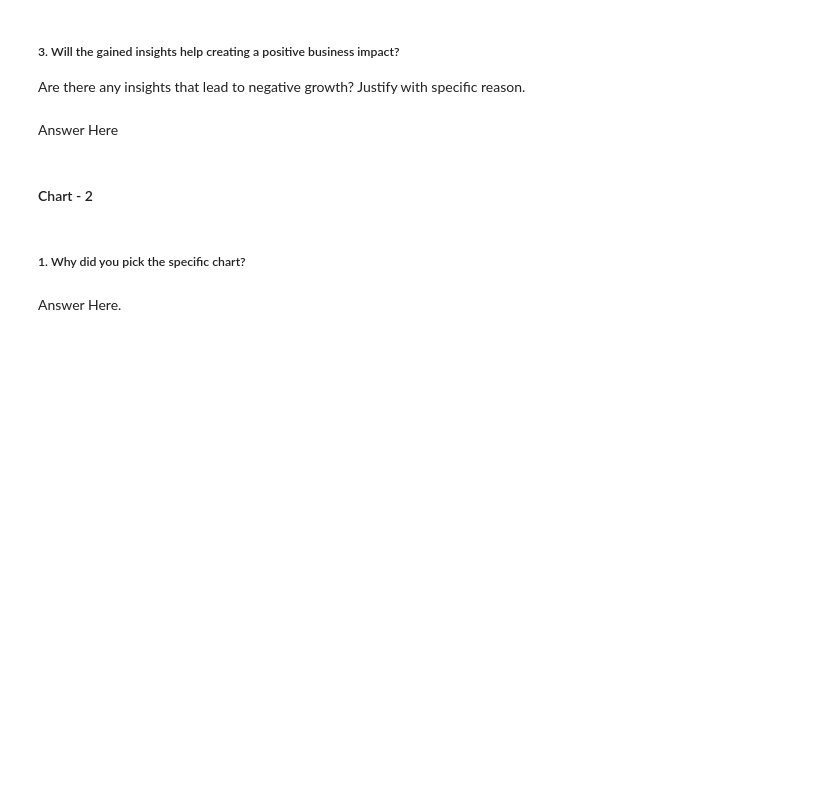
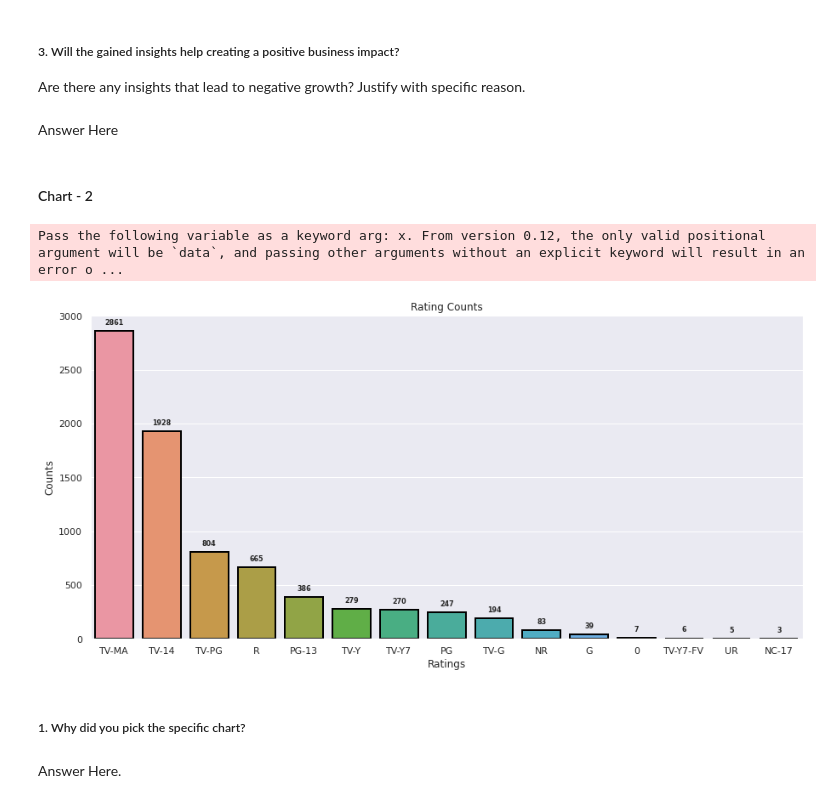
Before and after one commit to DipanshuKumar449/Netflix-Movies-and-TV-Shows-Clustering, a Jupyter notebook: Netflix_Movies_and_TV_Shows_Clustering.ipynb, the cells around one changed output. Cells and saved outputs as stored; diff of their text form; code cells hidden in the pictures; blank space fills up the shorter version.

```diff
--- a/Netflix_Movies_and_TV_Shows_Clustering.ipynb
+++ b/Netflix_Movies_and_TV_Shows_Clustering.ipynb
@@ -414,3 +413,20 @@ Answer Here.
+# %%
+
+
+# Countplot to visualize the number of movies and tv_shows in type column
+plt.figure(figsize=(10,7))
+plt.style.use('ggplot')
+ax = sns.countplot('type',data = df, lw=4, ec='black',hatch='/')
+plt.title('Type of Content\n TV Show / Movie')
+plt.xlabel('Type')
+plt.ylabel('Count')
+
+# Adding Annotation
+for p in ax.patches:
+  ax.annotate(format(p.get_height(), '.2f'), (p.get_x() + p.get_width() / 2., p.get_height())
+  , ha = 'center', va = 'center', xytext = (0, 10), textcoords = 'offset points',fontsize=12)
+
+plt.show()
 # %% [markdown]
 ##### 1. Why did you pick the specific chart?
 # %% [markdown]
@@ -431,3 +445,21 @@ Answer Here
+# %%
+# Chart - 2 visualization code
+
+# Plotting the countplot for the ratings
+plt.figure(figsize=(15,7))
+sns.set(style = "darkgrid")
+ax = sns.countplot('rating',data = df,lw=2, ec='black', order = df['rating'].value_counts().index)
+plt.title('Rating Counts')
+plt.xlabel('Ratings')
+plt.ylabel('Counts')
+
+# Adding Annotation
+for p in ax.patches:
+  ax.annotate(format(p.get_height(), '.0f'), (p.get_x() + p.get_width() / 2., p.get_height()), ha = 'center', va = 'center', xytext = (0, 10),
+  textcoords = 'offset points',fontsize=8, fontweight='bold')
+# %% [output]
+Pass the following variable as a keyword arg: x. From version 0.12, the only valid positional argument will be `data`, and passing other arguments without an explicit keyword will result in an error o ...
+[figure, added]
 # %% [markdown]
 ##### 1. Why did you pick the specific chart?
 # %% [markdown]
```
Also changed, not shown: parts of 22 cells of this notebook.
